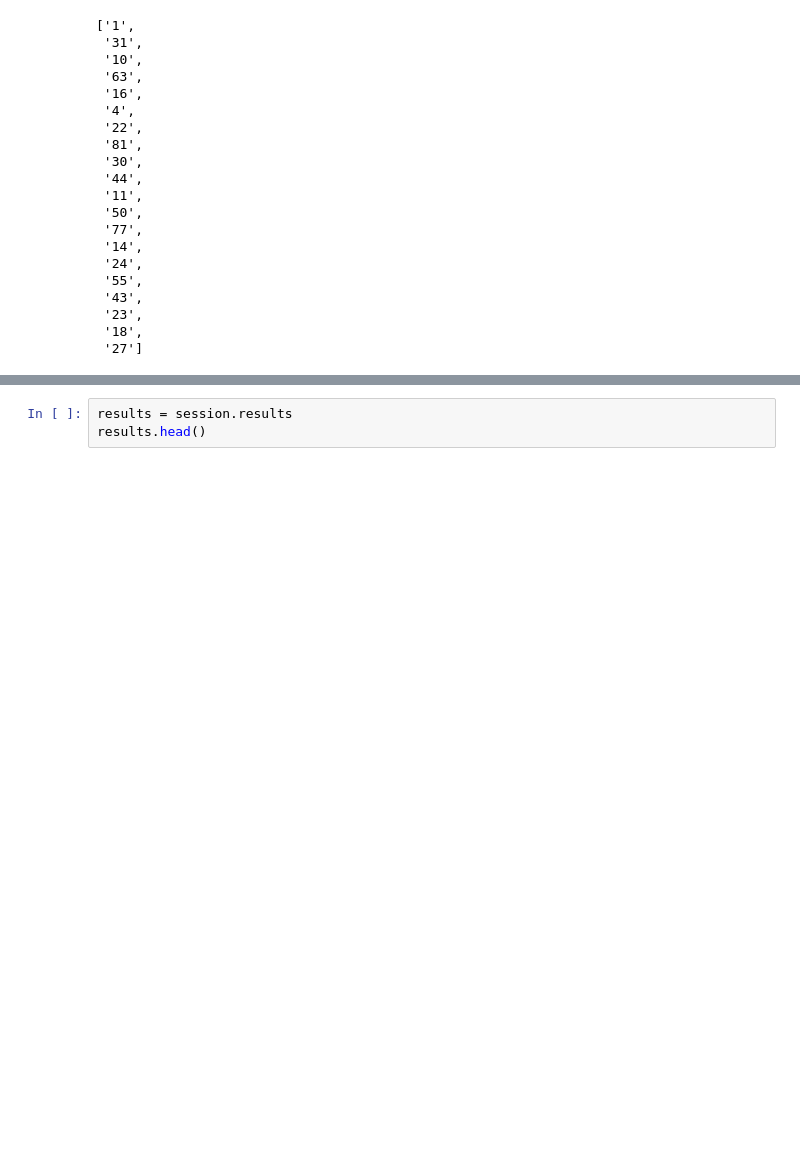
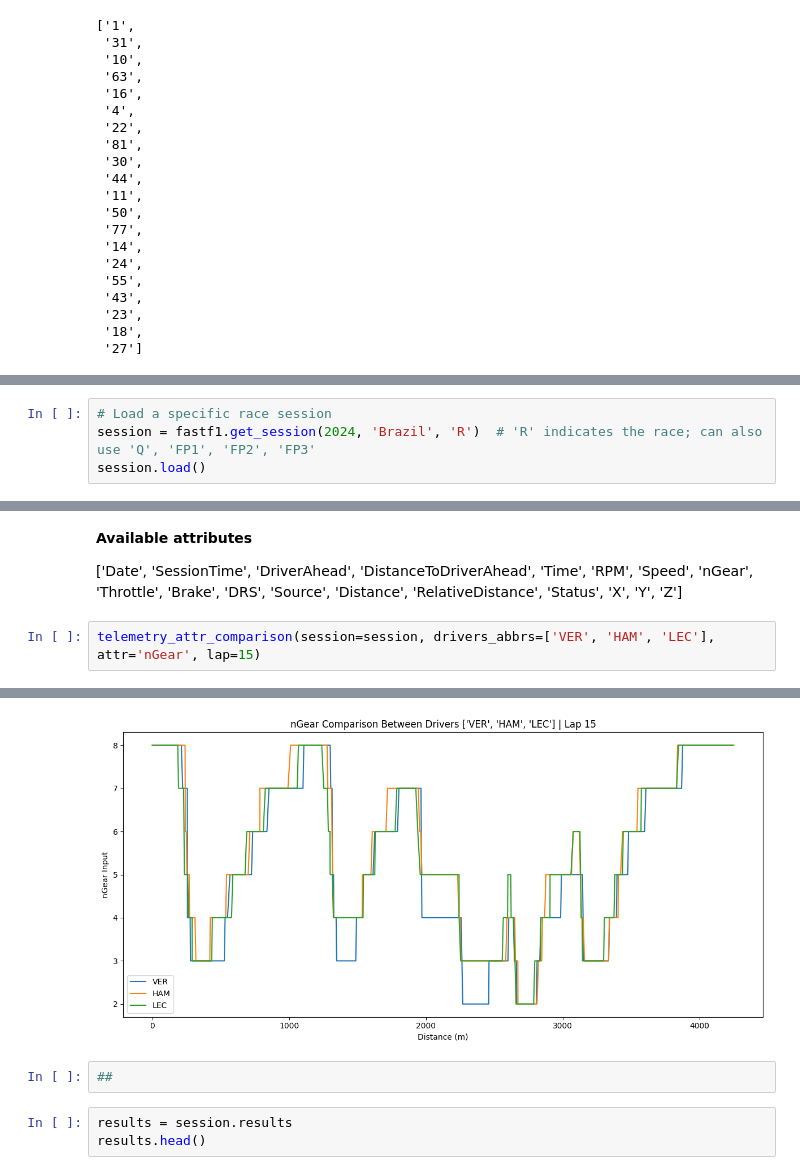
Before and after one commit to mihalisag/data-podium, a Jupyter notebook: f1_telemetry.ipynb, the cells around one changed output, grey strips where cells are left out. Saved outputs shown, nothing was run; the diff lists cells and outputs as text; blank space fills up the shorter version.

Commit message:
Tried LLM solution, wrote first basic telemetry funcion.

```diff
--- a/f1_telemetry.ipynb
+++ b/f1_telemetry.ipynb
@@ -174,0 +226,4 @@ drivers
+# %%
+# Load a specific race session
+session = fastf1.get_session(2024, 'Brazil', 'R')  # 'R' indicates the race; can also use 'Q', 'FP1', 'FP2', 'FP3'
+session.load()
@@ -195,0 +275,9 @@ core        WARNING     Failed to preserve data type for column 'Z' while mergin
+# %% [markdown]
+**Available attributes**
+
+['Date', 'SessionTime', 'DriverAhead', 'DistanceToDriverAhead', 'Time',
+       'RPM', 'Speed', 'nGear', 'Throttle', 'Brake', 'DRS', 'Source',
+       'Distance', 'RelativeDistance', 'Status', 'X', 'Y', 'Z']
+# %%
+telemetry_attr_comparison(session=session, drivers_abbrs=['VER', 'HAM', 'LEC'], attr='nGear', lap=15)
+# %% [output]
@@ -196,3 +290,6 @@ core        WARNING     Failed to preserve data type for column 'Z' while mergin
+[figure, added]
+# %%
+##
 # %%
 results = session.results
 results.head()
```
Also changed, not shown: parts of 16 cells of this notebook, 2 other files.
